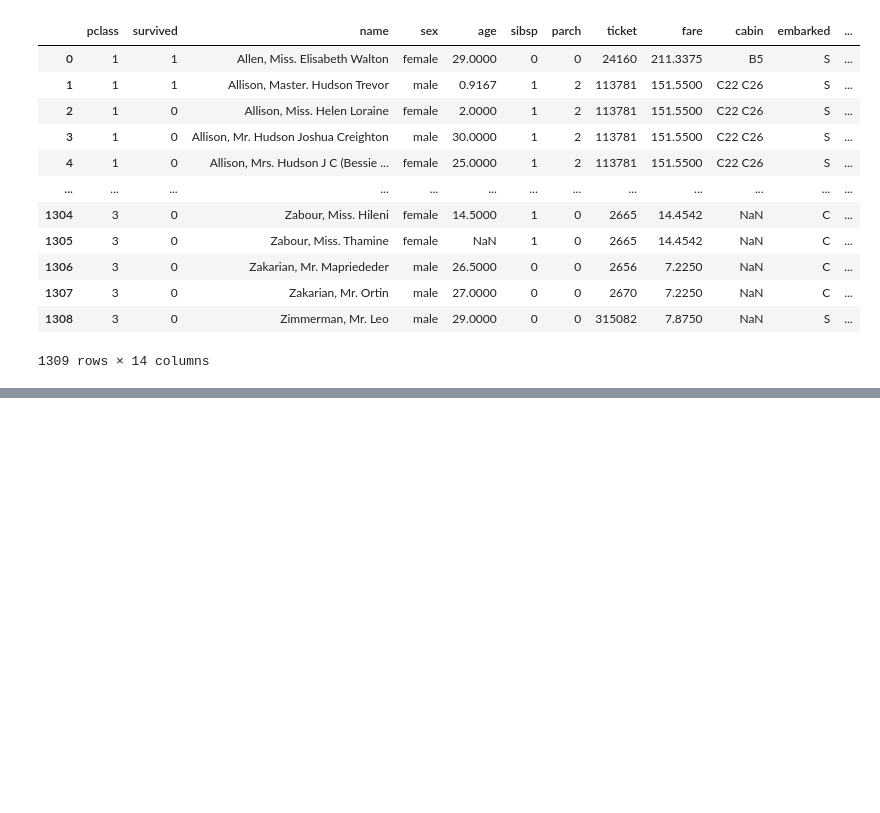
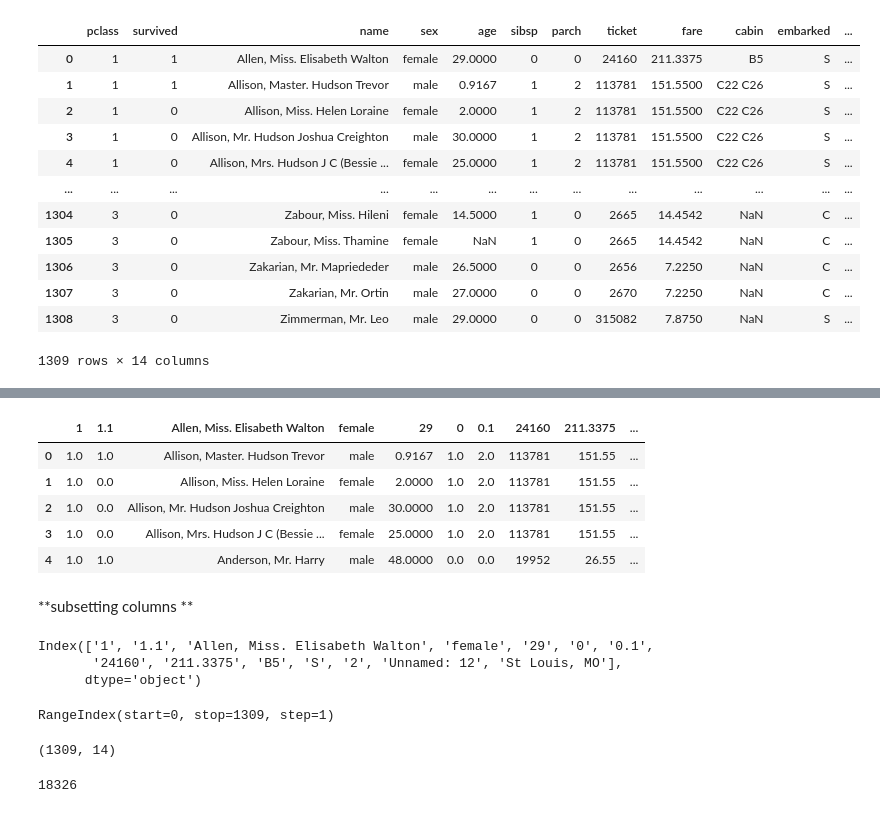
Before and after one commit to mbilal-OU/python_workshop, a Jupyter notebook: pandas_py.ipynb, the cells around one changed output, grey strips where cells are left out. Drawn from its saved outputs; the diff is of its cells as text; code cells hidden in the pictures; blank space fills up the shorter version.

```diff
--- a/pandas_py.ipynb
+++ b/pandas_py.ipynb
@@ -187,0 +303,29 @@ df
+# %%
+df_tabulated.head() #it gives first 5 rows
+# %% [output]
+|  | 1 | 1.1 | Allen, Miss. Elisabeth Walton | female | 29 | 0 | 0.1 | 24160 | 211.3375 | ... |
+| 0 | 1.0 | 1.0 | Allison, Master. Hudson Trevor | male | 0.9167 | 1.0 | 2.0 | 113781 | 151.55 | ... |
+| 1 | 1.0 | 0.0 | Allison, Miss. Helen Loraine | female | 2.0000 | 1.0 | 2.0 | 113781 | 151.55 | ... |
+| 2 | 1.0 | 0.0 | Allison, Mr. Hudson Joshua Creighton | male | 30.0000 | 1.0 | 2.0 | 113781 | 151.55 | ... |
+| 3 | 1.0 | 0.0 | Allison, Mrs. Hudson J C (Bessie ... | female | 25.0000 | 1.0 | 2.0 | 113781 | 151.55 | ... |
+| 4 | 1.0 | 1.0 | Anderson, Mr. Harry | male | 48.0000 | 0.0 | 0.0 | 19952 | 26.55 | ... |
+# %% [markdown]
+**subsetting columns **
+# %%
+df_tabulated.columns
+# %% [output]
+Index(['1', '1.1', 'Allen, Miss. Elisabeth Walton', 'female', '29', '0', '0.1',
+       '24160', '211.3375', 'B5', 'S', '2', 'Unnamed: 12', 'St Louis, MO'],
+      dtype='object')
+# %%
+df_tabulated.index
+# %% [output]
+RangeIndex(start=0, stop=1309, step=1)
+# %%
+df_tabulated.shape
+# %% [output]
+(1309, 14)
+# %%
+df_tabulated.size
+# %% [output]
+18326
```
Also changed, not shown: parts of 14 cells of this notebook.
